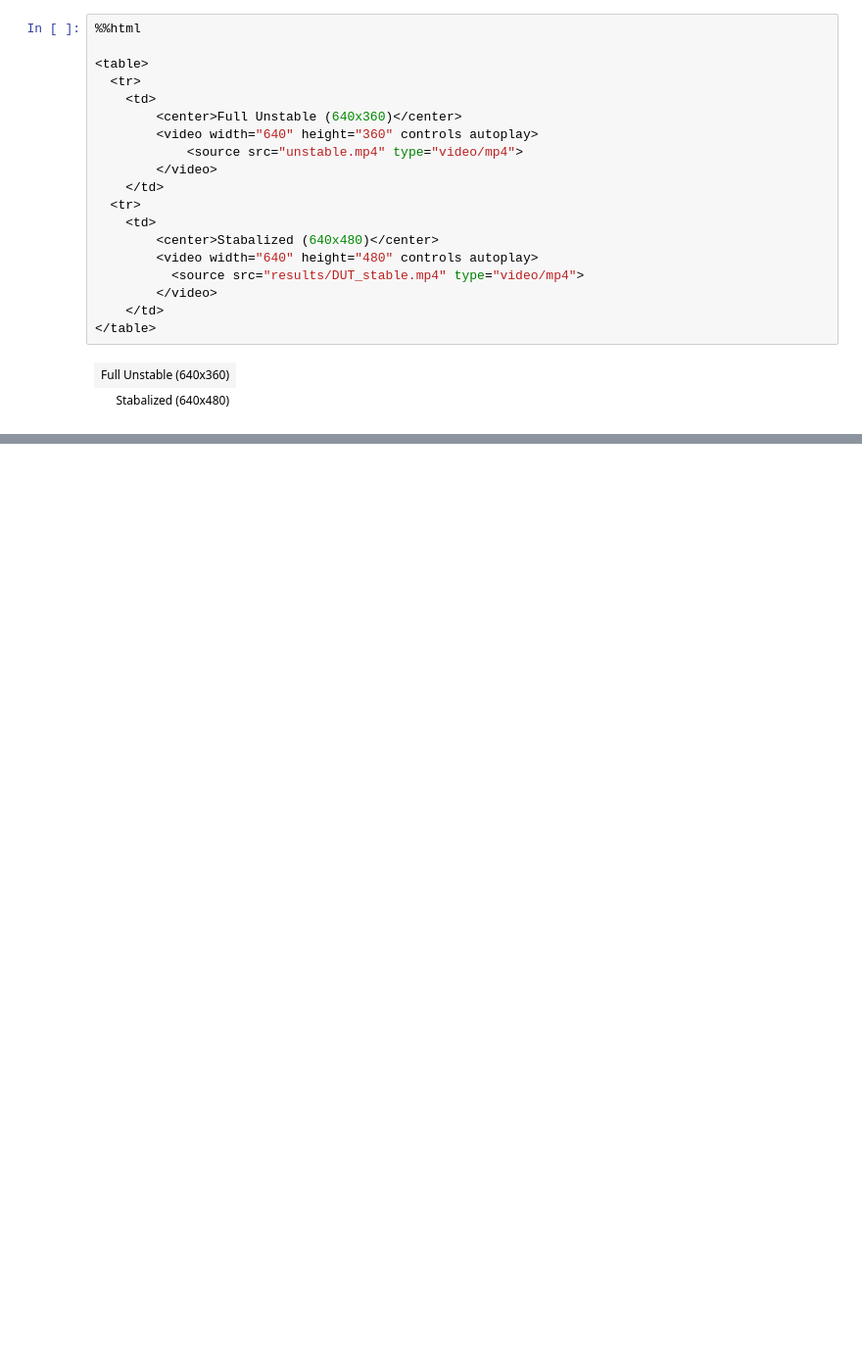
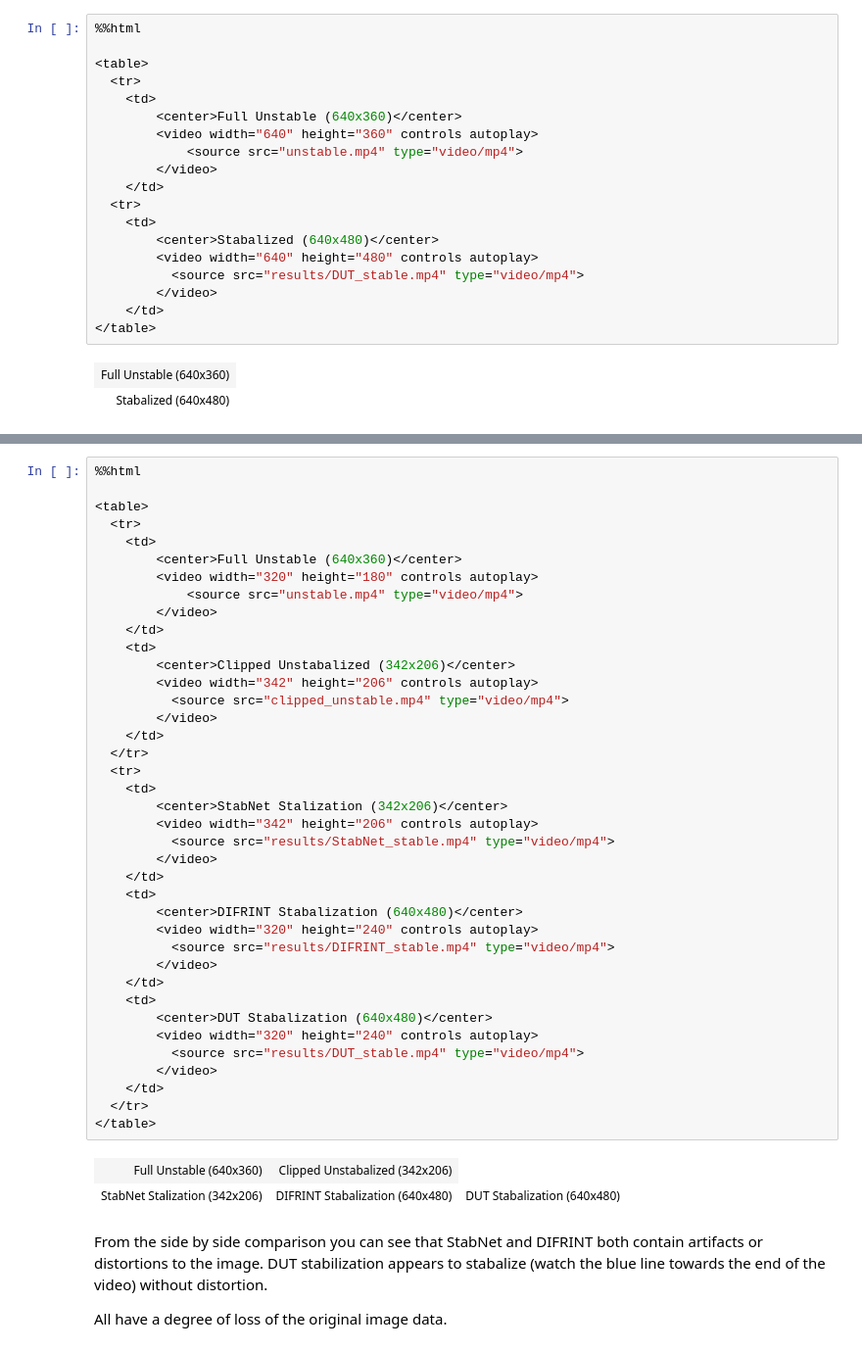
Before and after one commit to mgrandau/hand-tracking-stabilization, a Jupyter notebook: experiment-with-various-models.ipynb, the cells around one changed output, grey strips where cells are left out. Shown at 98% size. Drawn from its saved outputs; the diff is of its cells as text; blank space fills up the shorter version.

Commit message:
Completed model comparison

```diff
--- a/experiment-with-various-models.ipynb
+++ b/experiment-with-various-models.ipynb
@@ -1096,0 +1426,46 @@ Input #0, mov,mp4,m4a,3gp,3g2,mj2, from 'results/tmp_DUT_stable.mp4':
+# %%
+%%html
+
+<table>
+  <tr>
+    <td>
+        <center>Full Unstable (640x360)</center>
+        <video width="320" height="180" controls autoplay>
+            <source src="unstable.mp4" type="video/mp4">
+        </video>
+    </td>
+    <td>
+        <center>Clipped Unstabalized (342x206)</center>
+        <video width="342" height="206" controls autoplay>
+          <source src="clipped_unstable.mp4" type="video/mp4">
+        </video>
+    </td>
+  </tr>
+  <tr>
+    <td>
+        <center>StabNet Stalization (342x206)</center>
+        <video width="342" height="206" controls autoplay>
+          <source src="results/StabNet_stable.mp4" type="video/mp4">
+        </video>
+    </td>
+    <td>
+        <center>DIFRINT Stabalization (640x480)</center>
+        <video width="320" height="240" controls autoplay>
+          <source src="results/DIFRINT_stable.mp4" type="video/mp4">
+        </video>
+    </td>
+    <td>
+        <center>DUT Stabalization (640x480)</center>
+        <video width="320" height="240" controls autoplay>
+          <source src="results/DUT_stable.mp4" type="video/mp4">
+        </video>
+    </td>
+  </tr>
+</table>
+# %% [output]
+| Full Unstable (640x360) | Clipped Unstabalized (342x206) |
+| StabNet Stalization (342x206) | DIFRINT Stabalization (640x480) | DUT Stabalization (640x480) |
+# %% [markdown]
+From the side by side comparison you can see that StabNet and DIFRINT both contain artifacts or distortions to the image. DUT stabilization appears to stabalize (watch the blue line towards the end of the video) without distortion.
+
+All have a degree of loss of the original image data.
```
Also changed, not shown: parts of 14 cells of this notebook.
